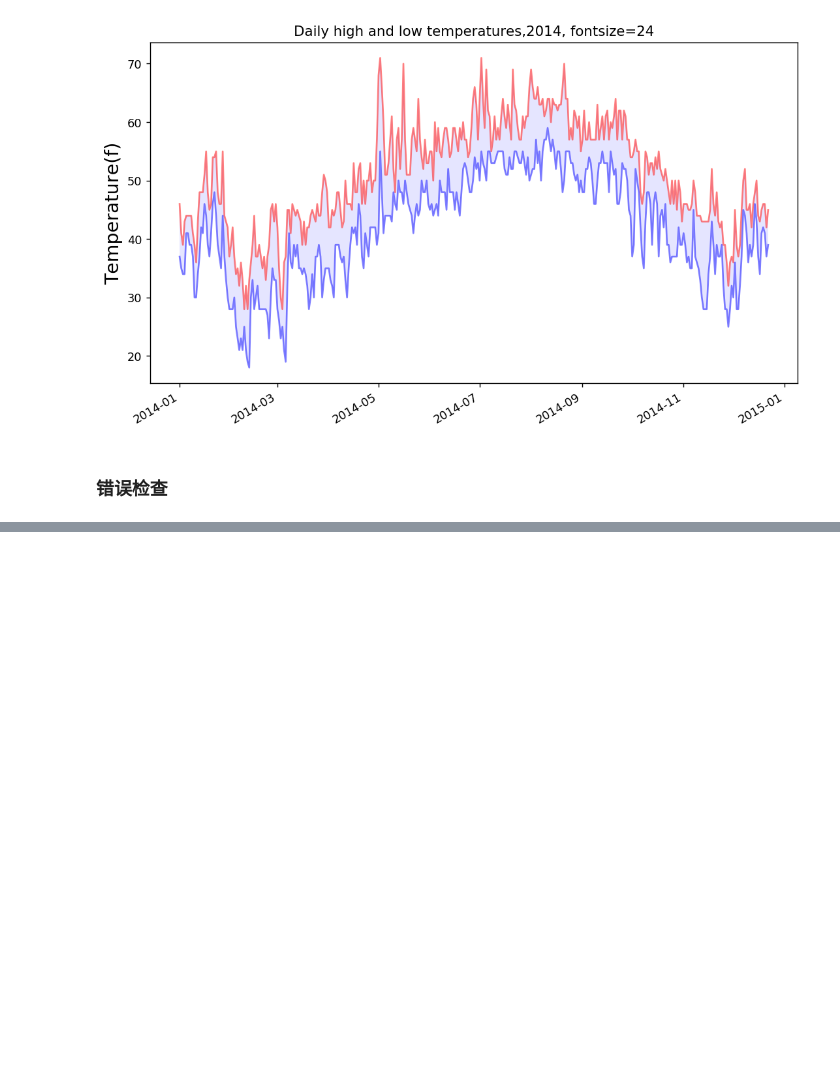
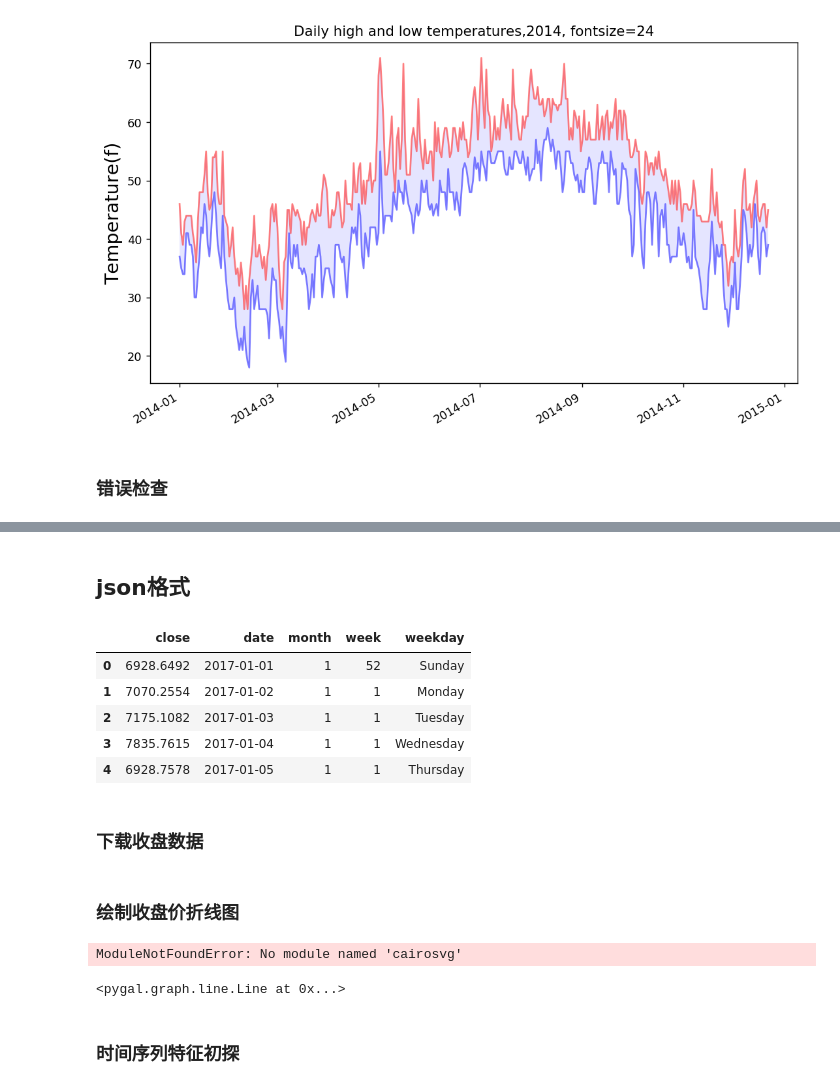
Before and after one commit to chenboshuo/learn_python, a Jupyter notebook: jupyter_note/data_visualization.ipynb, the cells around one changed output, grey strips where cells are left out. Cells and saved outputs as stored; diff of their text form; code cells hidden in the pictures; blank space fills up the shorter version.

Commit message:
收盘价相关分析(pandas NB)

```diff
--- a/jupyter_note/data_visualization.ipynb
+++ b/jupyter_note/data_visualization.ipynb
@@ -659,0 +660,17 @@ Text(0, 0.5, 'Temperature(f)')
+# %% [markdown]
+## json格式
+# %%
+import pandas as pd
+
+df = pd.read_json('https://raw.githubusercontent.com/muxuezi/btc/master/btc_close_2017.json')
+# 这样都可以?!
+df.head()
+# %% [output]
+|  | close | date | month | week | weekday |
+| 0 | 6928.6492 | 2017-01-01 | 1 | 52 | Sunday |
+| 1 | 7070.2554 | 2017-01-02 | 1 | 1 | Monday |
+| 2 | 7175.1082 | 2017-01-03 | 1 | 1 | Tuesday |
+| 3 | 7835.7615 | 2017-01-04 | 1 | 1 | Wednesday |
+| 4 | 6928.7578 | 2017-01-05 | 1 | 1 | Thursday |
+# %% [markdown]
+### 下载收盘数据
@@ -659,0 +680,23 @@ Text(0, 0.5, 'Temperature(f)')
+# %% [markdown]
+### 绘制收盘价折线图
+# %%
+import pygal
+
+dates = list(df.date)
+close = list(df.close)
+line_chart = pygal.Line(x_label_rotation=20, show_minor_x_labels=False)
+'''
+x_label_roation=20 让x轴标签顺时针旋转20度
+show_minor_x_labels=False 不用显示所有标签
+'''
+line_chart.title = '收盘价'
+line_chart.x_labels = dates
+N = 20 # x坐标隔20天显示一次
+line_chart.x_labels_major = dates[::N]
+line_chart.add('收盘价', close)
+# line_chart.render_to_file('text_files/收盘价折线图.svg')
+# %% [output]
+ModuleNotFoundError: No module named 'cairosvg'
+<pygal.graph.line.Line at 0x...>
+# %% [markdown]
+### 时间序列特征初探
```
Also changed, not shown: parts of 6 cells of this notebook, 3 other files.
